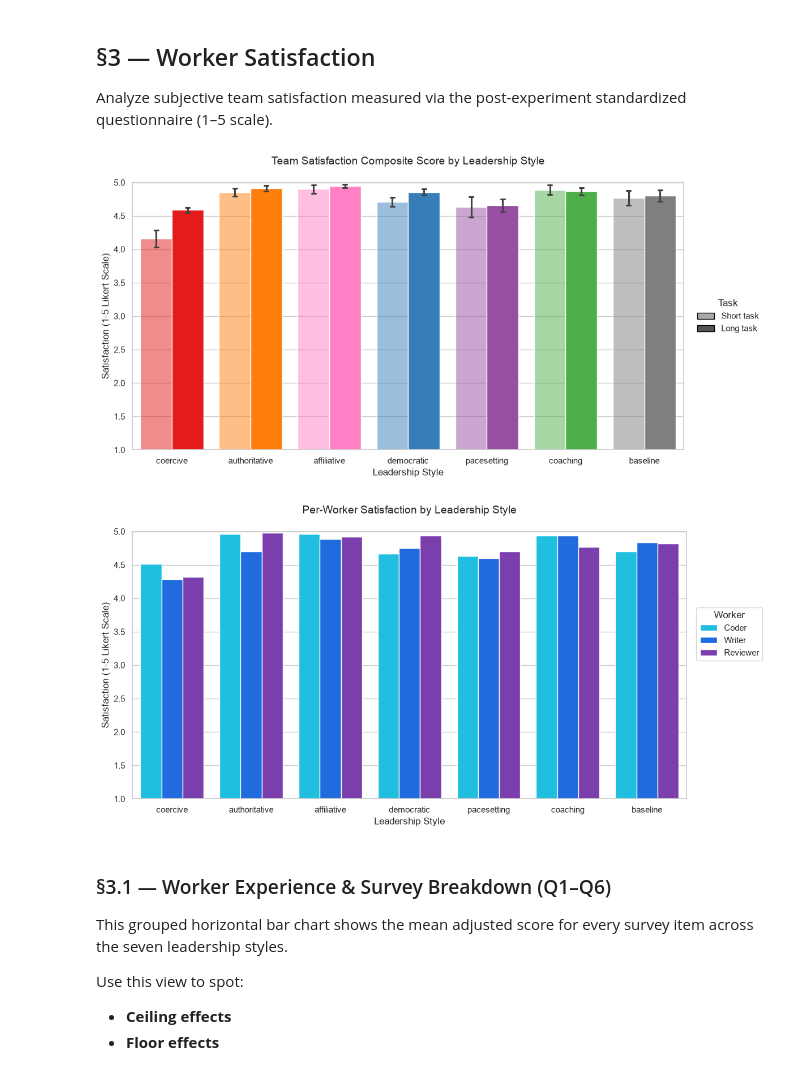
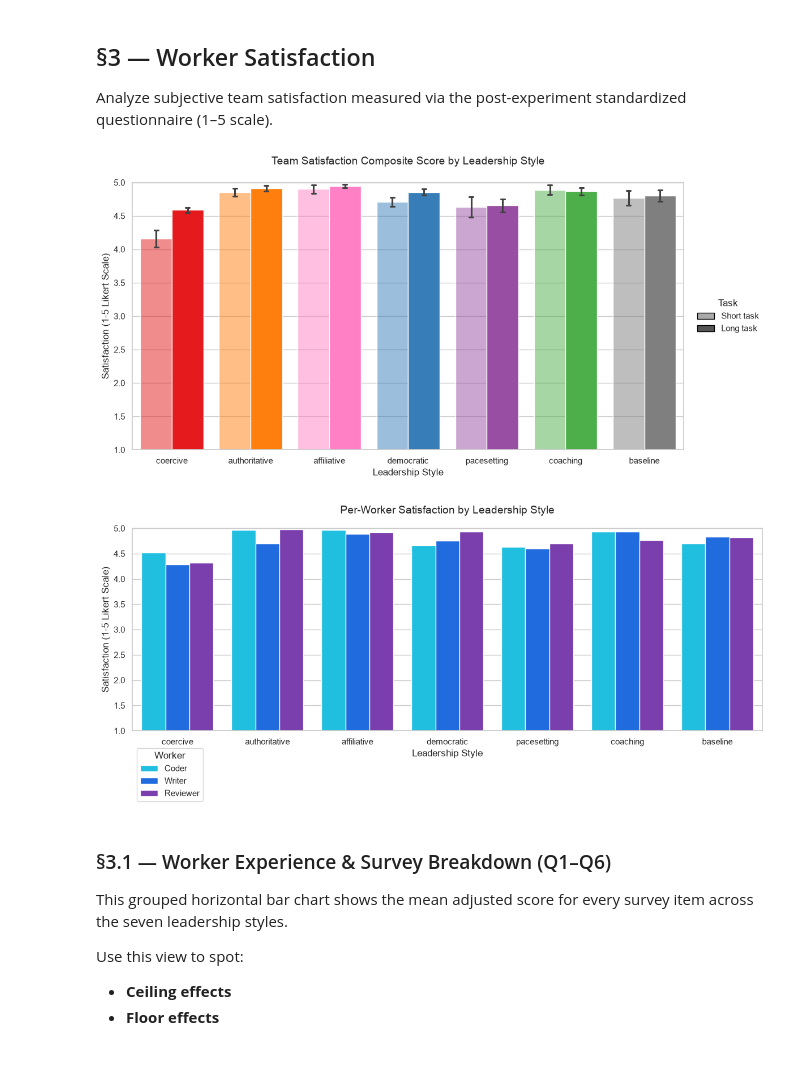
Before and after one commit to helenavioletta/MAS_leadershipstyles, a Jupyter notebook: notebooks/03_analyze_results.ipynb, the cells around one changed output. Saved outputs shown, nothing was run; the diff lists cells and outputs as text; code cells hidden in the pictures.

```diff
--- a/notebooks/03_analyze_results.ipynb
+++ b/notebooks/03_analyze_results.ipynb
@@ -1691,35 +1691,35 @@ ax.set_ylim(1, 5)
 plt.tight_layout()
 save_fig('03_satisfaction_by_style')
 plt.show()
 
 # Per worker breakdown
 worker_cols = ['survey_coder', 'survey_writer', 'survey_reviewer']
 df_worker_sat = df.groupby('style')[worker_cols].mean().reindex(STYLE_ORDER)
 # Rename columns to match the worker-role labels and palette
 df_worker_sat.columns = WORKERS
 df_worker_sat_long = df_worker_sat.reset_index().melt(
     id_vars='style', var_name='worker', value_name='satisfaction'
 )
 
 fig, ax = plt.subplots(figsize=(12, 6))
 sns.barplot(seed=16,
     data=df_worker_sat_long, x='style', y='satisfaction', hue='worker',
     order=STYLE_ORDER, hue_order=WORKERS, palette=AGENT_COLORS,
     errorbar=None, ax=ax
 )
 
 ax.set_title('Per-Worker Satisfaction by Leadership Style', y=1.05, size=14)
 ax.set_ylabel('Satisfaction (1-5 Likert Scale)')
 ax.set_xlabel('Leadership Style')
 ax.set_ylim(1, 5)
-ax.legend(title='Worker', loc='lower left', bbox_to_anchor=(1.01, 0.5))
+ax.legend(title='Worker', loc='lower left', bbox_to_anchor=(0.0, -0.37))
 
 plt.tight_layout()
 save_fig('03_satisfaction_per_worker_and_style')
 plt.show()
 # %% [output]
 [figure]
-[figure, old version]
+[figure, new version]
 # %% [markdown]
 ### §3.1 — Worker Experience & Survey Breakdown (Q1–Q6)
 
```
Also changed, not shown: parts of 3 cells of this notebook, 17 other files.
